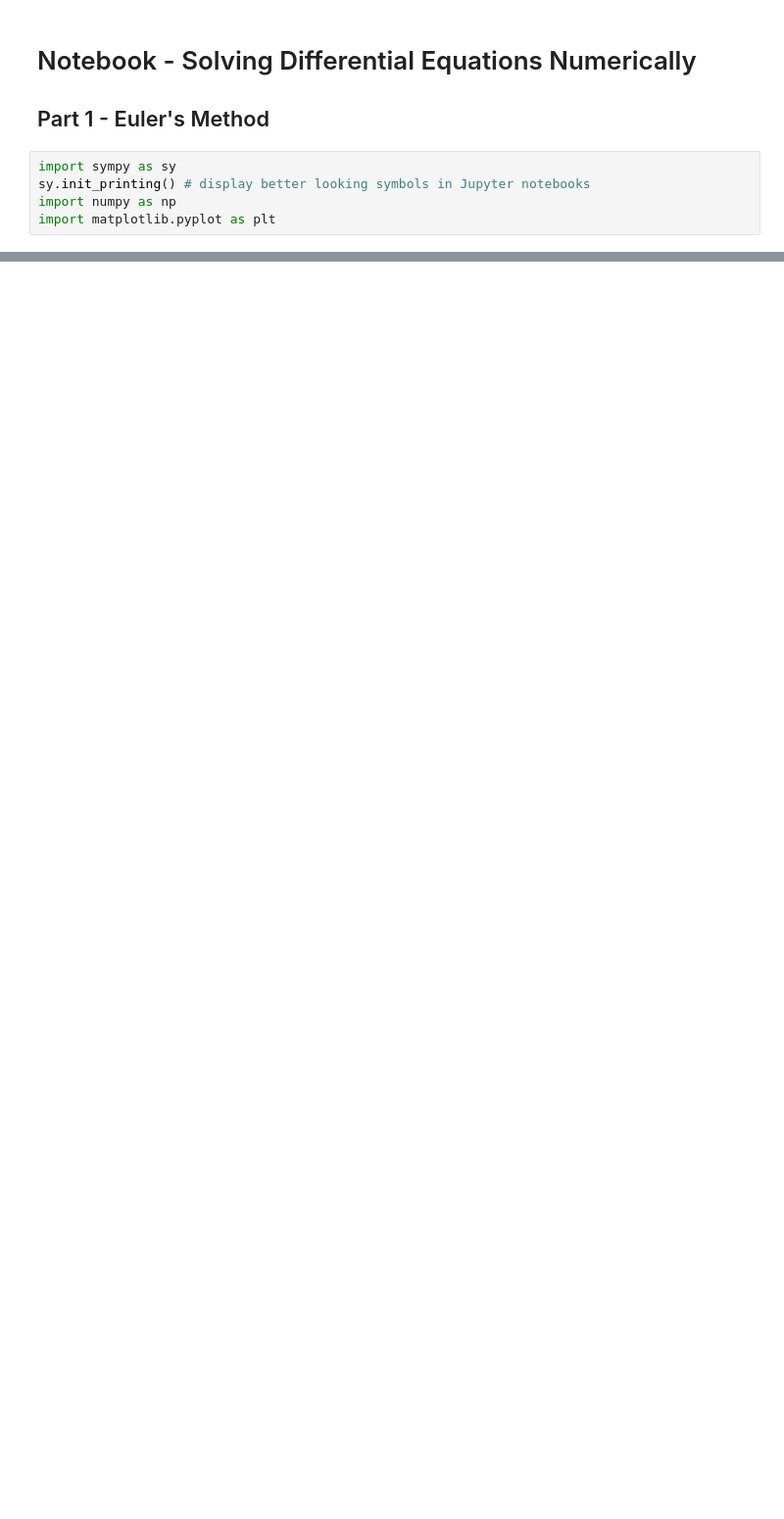
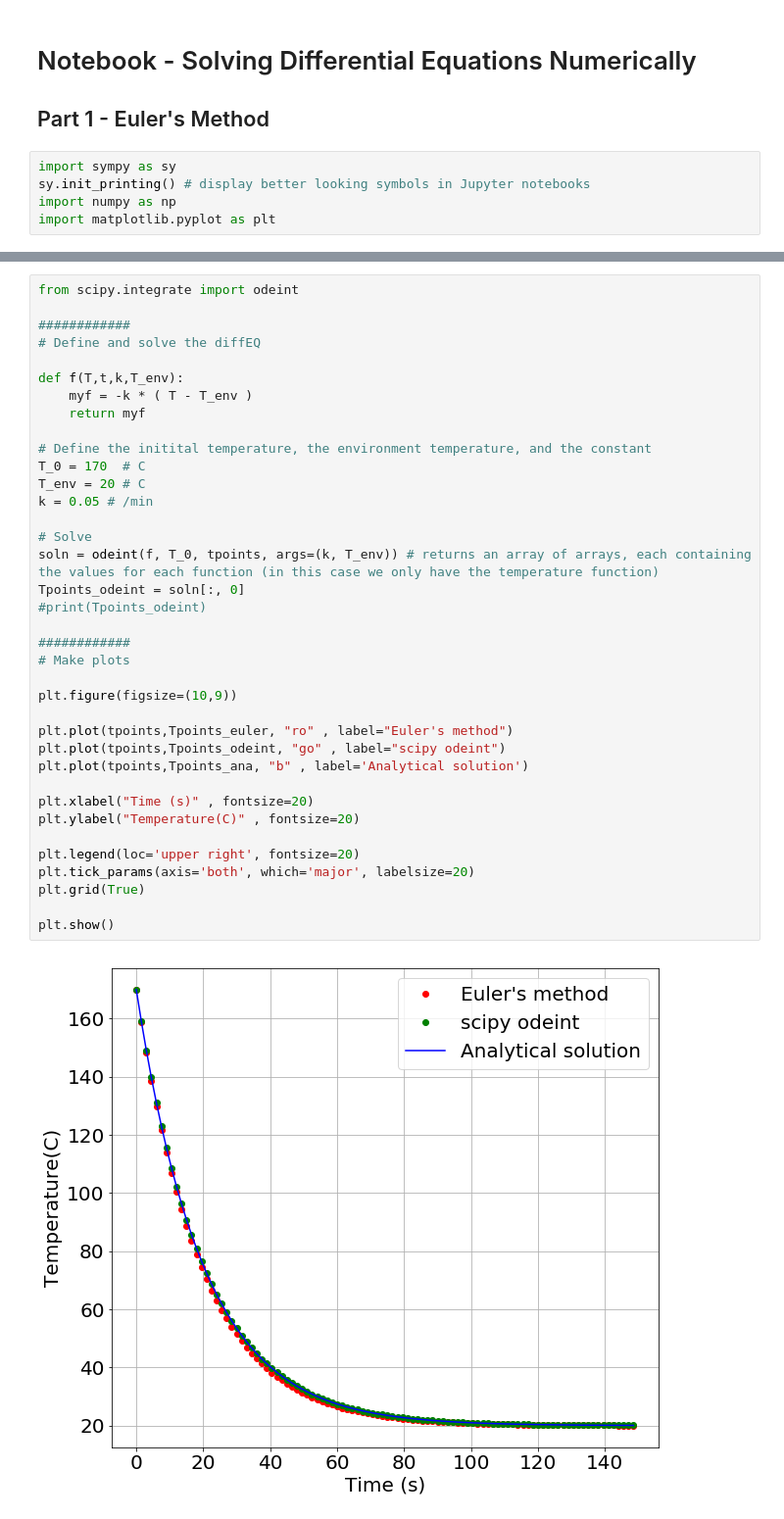
Before and after one commit to goodbyeskyharbor/PurdueNorthwest_PHYS308_ScientificComputing1, a Jupyter notebook: Notebooks/PHYS 308 - 12 - Differential Equations.ipynb, the cells around one changed output, grey strips where cells are left out. Shown at 98% size. Cells and saved outputs as stored; diff of their text form; blank space fills up the shorter version.

```diff
--- a/Notebooks/PHYS 308 - 12 - Differential Equations.ipynb
+++ b/Notebooks/PHYS 308 - 12 - Differential Equations.ipynb
@@ -82,0 +194,39 @@ delta_t 3.0
+# %%
+from scipy.integrate import odeint
+
+############
+# Define and solve the diffEQ
+
+def f(T,t,k,T_env):
+    myf = -k * ( T - T_env )
+    return myf
+
+# Define the initital temperature, the environment temperature, and the constant
+T_0 = 170  # C
+T_env = 20 # C
+k = 0.05 # /min
+
+# Solve
+soln = odeint(f, T_0, tpoints, args=(k, T_env)) # returns an array of arrays, each containing the values for each function (in this case we only have the temperature function)
+Tpoints_odeint = soln[:, 0]
+#print(Tpoints_odeint)
+
+############
+# Make plots
+
+plt.figure(figsize=(10,9))
+
+plt.plot(tpoints,Tpoints_euler, "ro" , label="Euler's method")
+plt.plot(tpoints,Tpoints_odeint, "go" , label="scipy odeint")
+plt.plot(tpoints,Tpoints_ana, "b" , label='Analytical solution')
+
+plt.xlabel("Time (s)" , fontsize=20)
+plt.ylabel("Temperature(C)" , fontsize=20)
+
+plt.legend(loc='upper right', fontsize=20)
+plt.tick_params(axis='both', which='major', labelsize=20)
+plt.grid(True)
+
+plt.show()
+# %% [output]
+[figure, added]
```
Also changed, not shown: parts of 23 cells of this notebook, 2 other files.
